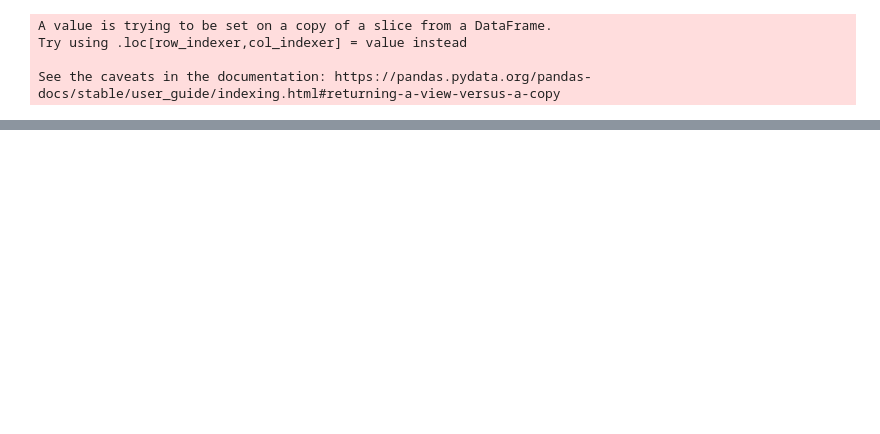
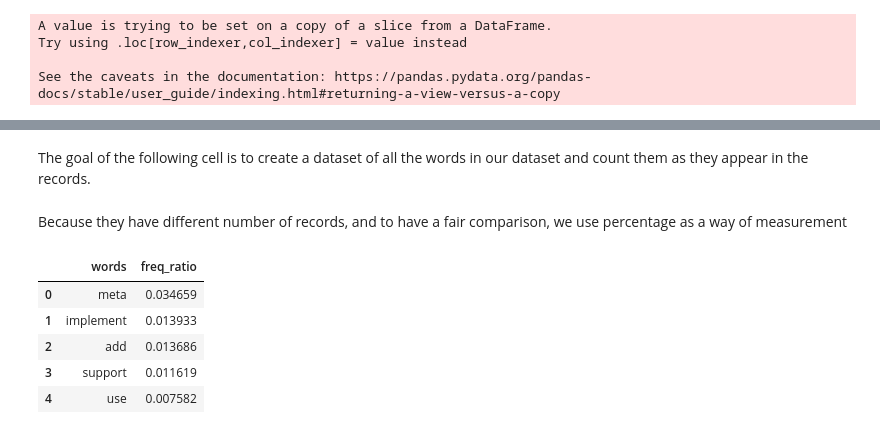
Before and after one commit to mitramir55/REConference, a Jupyter notebook: Tutorial/3 Preprocessing - Mitra/3 - Data Exploration and model.ipynb, the cells around one changed output, grey strips where cells are left out. Drawn from its saved outputs; the diff is of its cells as text; code cells hidden in the pictures; blank space fills up the shorter version.

```diff
--- a/Tutorial/3 Preprocessing - Mitra/3 - Data Exploration and model.ipynb
+++ b/Tutorial/3 Preprocessing - Mitra/3 - Data Exploration and model.ipynb
@@ -233,0 +264,2 @@ df.head(2)
+# %% [markdown]
+The goal of the following cell is to create a dataset of all the words in our dataset and count them as they appear in the records.
@@ -233,0 +312,2 @@ df.head(2)
+# %% [markdown]
+Because they have different number of records, and to have a fair comparison, we use percentage as a way of measurement
@@ -233,0 +324,9 @@ df.head(2)
+# %%
+df_words_freq_enh.head()
+# %% [output]
+|  | words | freq_ratio |
+| 0 | meta | 0.034659 |
+| 1 | implement | 0.013933 |
+| 2 | add | 0.013686 |
+| 3 | support | 0.011619 |
+| 4 | use | 0.007582 |
```
Also changed, not shown: parts of 25 cells of this notebook, 2 other files.
